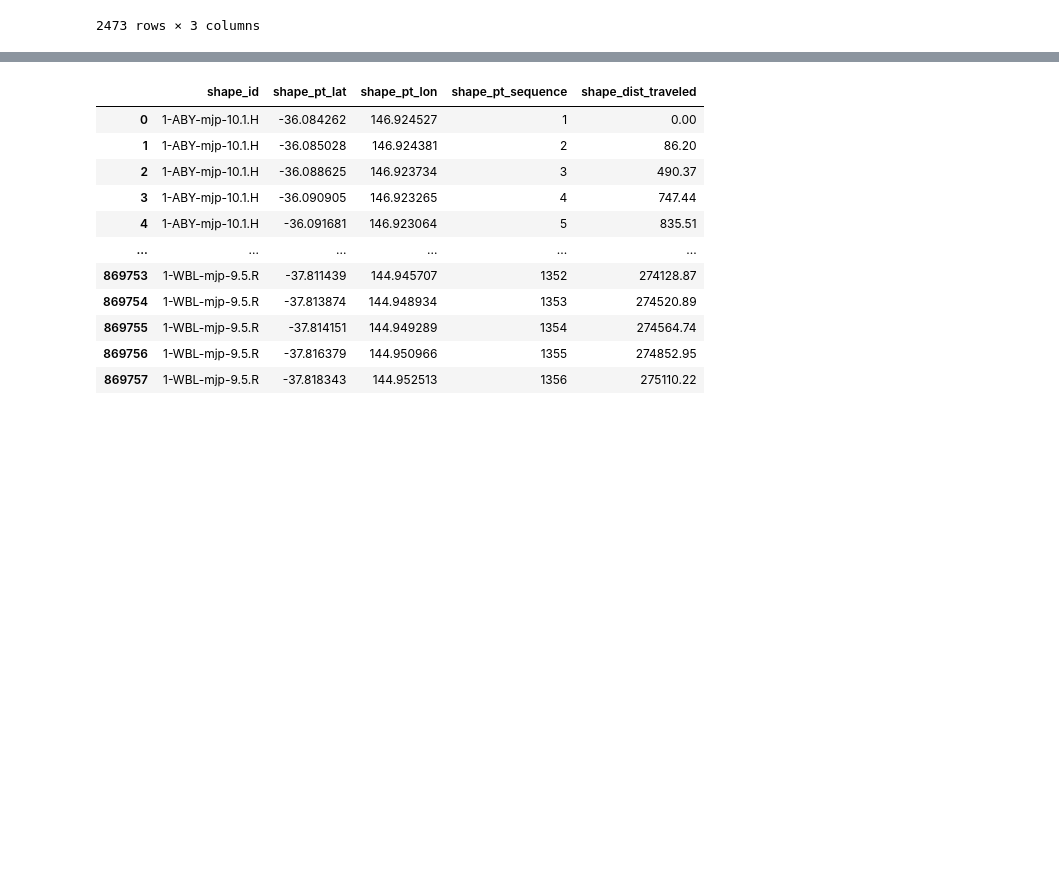
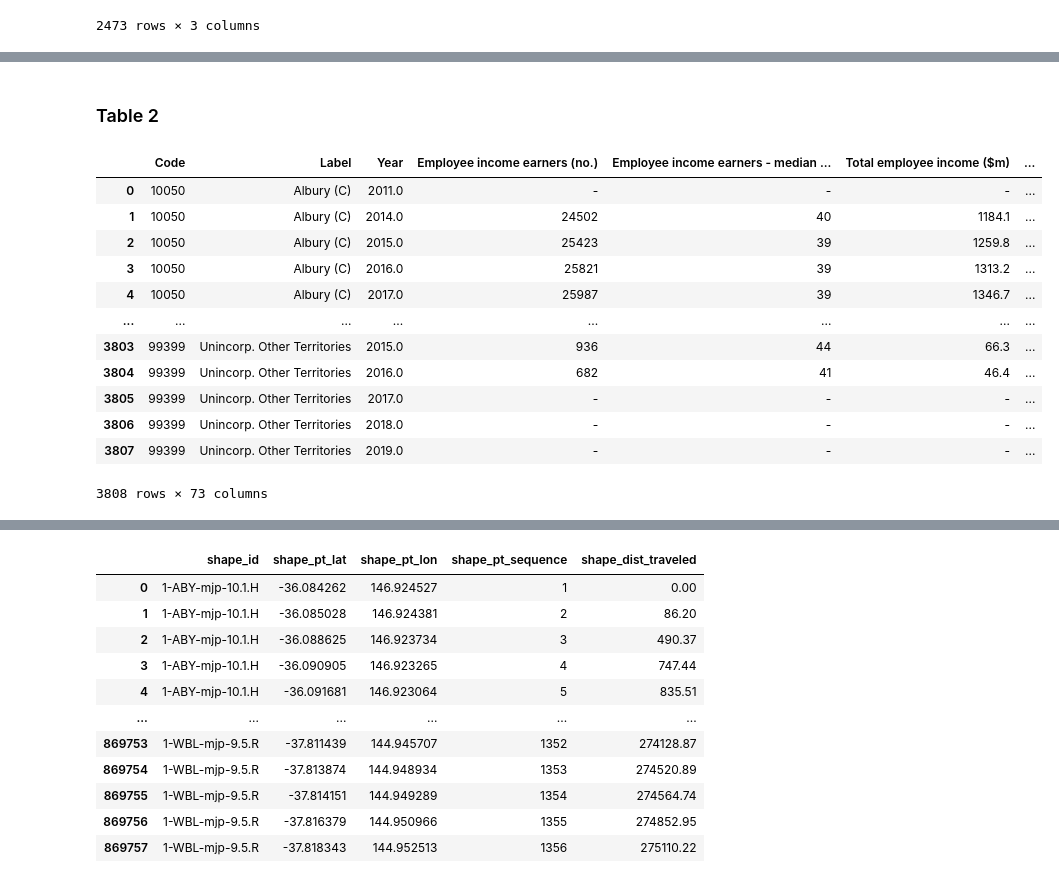
Before and after one commit to MAST30034-AppliedDataScience/project-2-group-real-estate-industry-project-2, a Jupyter notebook: notebooks/External_Preprocessing.ipynb, the cells around one changed output, grey strips where cells are left out. Drawn from its saved outputs; the diff is of its cells as text; code cells hidden in the pictures; blank space fills up the shorter version.

```diff
--- a/notebooks/External_Preprocessing.ipynb
+++ b/notebooks/External_Preprocessing.ipynb
@@ -63,0 +89,20 @@ PTV
+# %% [markdown]
+### Table 2
+# %%
+inc_tab2 = pd.read_excel("../data/landing/income/income.xlsx", "Table 2",header=6)
+inc_tab2 = inc_tab2.drop(index=range(3808,3814))
+inc_tab2
+# %% [output]
+|  | Code | Label | Year | Employee income earners (no.) | Employee income earners - median ... | Total employee income ($m) | ... |
+| 0 | 10050 | Albury (C) | 2011.0 | - | - | - | ... |
+| 1 | 10050 | Albury (C) | 2014.0 | 24502 | 40 | 1184.1 | ... |
+| 2 | 10050 | Albury (C) | 2015.0 | 25423 | 39 | 1259.8 | ... |
+| 3 | 10050 | Albury (C) | 2016.0 | 25821 | 39 | 1313.2 | ... |
+| 4 | 10050 | Albury (C) | 2017.0 | 25987 | 39 | 1346.7 | ... |
+| ... | ... | ... | ... | ... | ... | ... | ... |
+| 3803 | 99399 | Unincorp. Other Territories | 2015.0 | 936 | 44 | 66.3 | ... |
+| 3804 | 99399 | Unincorp. Other Territories | 2016.0 | 682 | 41 | 46.4 | ... |
+| 3805 | 99399 | Unincorp. Other Territories | 2017.0 | - | - | - | ... |
+| 3806 | 99399 | Unincorp. Other Territories | 2018.0 | - | - | - | ... |
+| 3807 | 99399 | Unincorp. Other Territories | 2019.0 | - | - | - | ... |
+3808 rows × 73 columns
```
Also changed, not shown: parts of 21 cells of this notebook.
